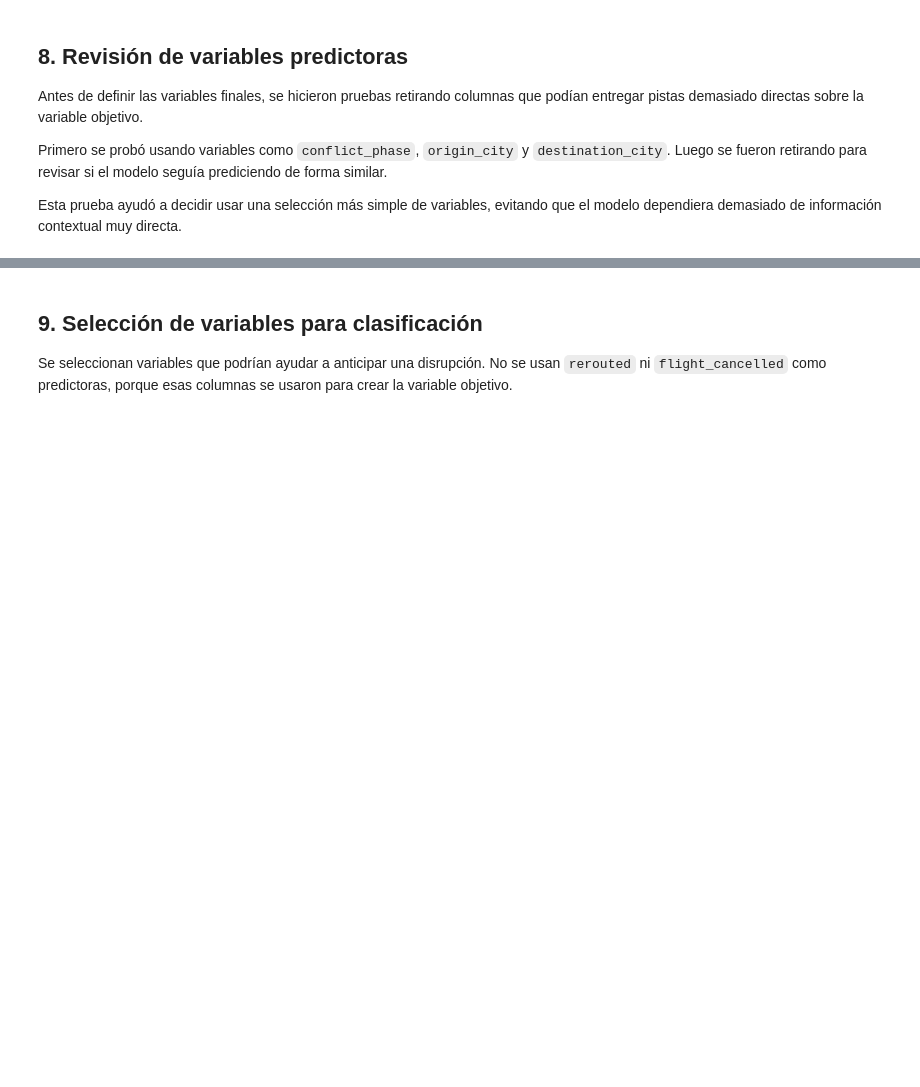
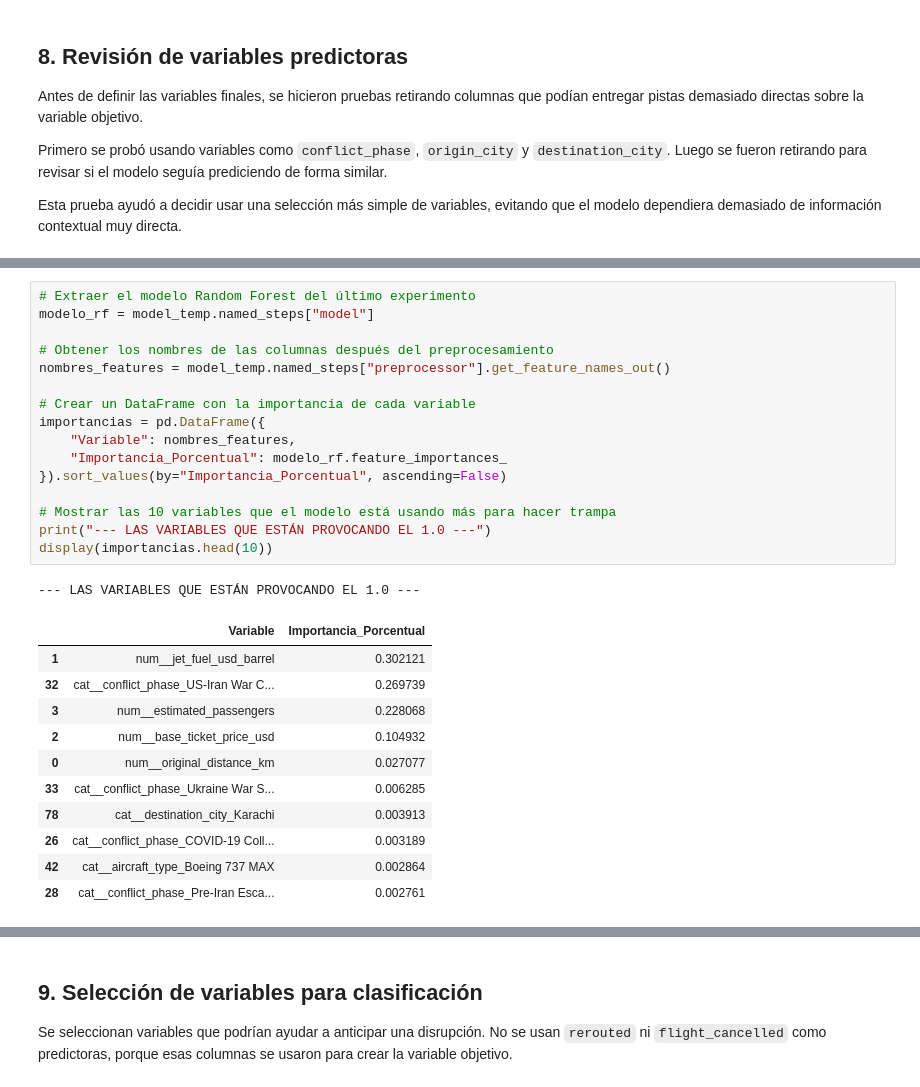
Before and after one commit to CristobalSilvam/EVA2PCD, a Jupyter notebook: notebooks/02_supervised_modeling.ipynb, the cells around one changed output, grey strips where cells are left out. Saved outputs shown, nothing was run; the diff lists cells and outputs as text; blank space fills up the shorter version.

```diff
--- a/notebooks/02_supervised_modeling.ipynb
+++ b/notebooks/02_supervised_modeling.ipynb
@@ -247,0 +244,29 @@ feature_comparison_df
+# %%
+# Extraer el modelo Random Forest del último experimento
+modelo_rf = model_temp.named_steps["model"]
+
+# Obtener los nombres de las columnas después del preprocesamiento
+nombres_features = model_temp.named_steps["preprocessor"].get_feature_names_out()
+
+# Crear un DataFrame con la importancia de cada variable
+importancias = pd.DataFrame({
+    "Variable": nombres_features,
+    "Importancia_Porcentual": modelo_rf.feature_importances_
+}).sort_values(by="Importancia_Porcentual", ascending=False)
+
+# Mostrar las 10 variables que el modelo está usando más para hacer trampa
+print("--- LAS VARIABLES QUE ESTÁN PROVOCANDO EL 1.0 ---")
+display(importancias.head(10))
+# %% [output]
+--- LAS VARIABLES QUE ESTÁN PROVOCANDO EL 1.0 ---
+|  | Variable | Importancia_Porcentual |
+| 1 | num__jet_fuel_usd_barrel | 0.302121 |
+| 32 | cat__conflict_phase_US-Iran War C... | 0.269739 |
+| 3 | num__estimated_passengers | 0.228068 |
+| 2 | num__base_ticket_price_usd | 0.104932 |
+| 0 | num__original_distance_km | 0.027077 |
+| 33 | cat__conflict_phase_Ukraine War S... | 0.006285 |
+| 78 | cat__destination_city_Karachi | 0.003913 |
+| 26 | cat__conflict_phase_COVID-19 Coll... | 0.003189 |
+| 42 | cat__aircraft_type_Boeing 737 MAX | 0.002864 |
+| 28 | cat__conflict_phase_Pre-Iran Esca... | 0.002761 |
```
Also changed, not shown: parts of 5 cells of this notebook, 15 other files.
